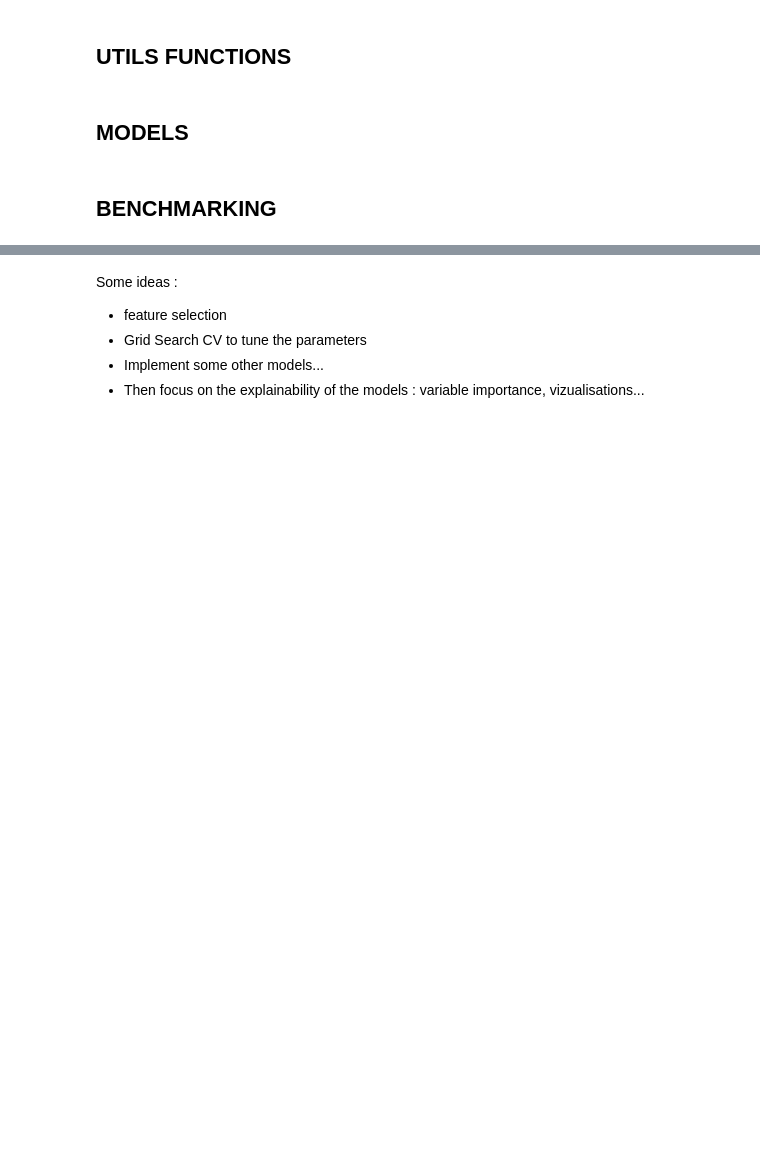
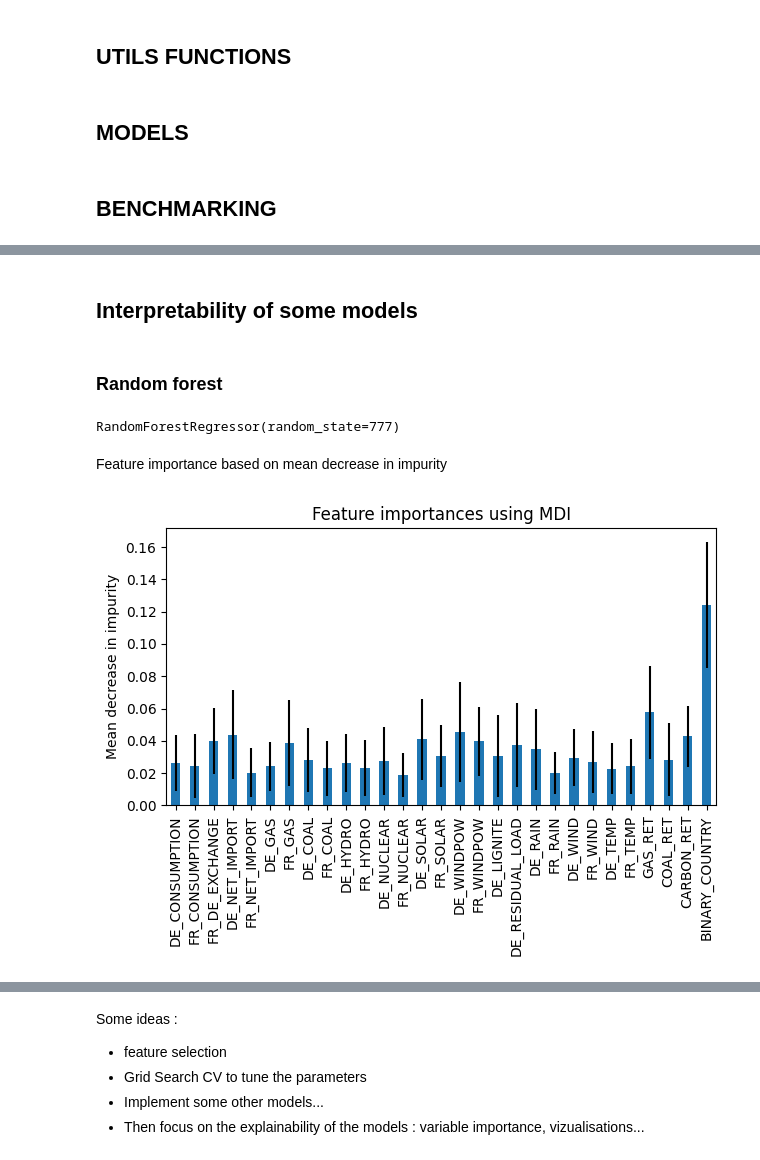
Before and after one commit to hugothevenet/EL_project, a Jupyter notebook: notebooks/main_notebook.ipynb, the cells around one changed output, grey strips where cells are left out. Cells and saved outputs as stored; diff of their text form; code cells hidden in the pictures; blank space fills up the shorter version.

```diff
--- a/notebooks/main_notebook.ipynb
+++ b/notebooks/main_notebook.ipynb
@@ -278,0 +279,25 @@ results_df
+# %% [markdown]
+## Interpretability of some models
+# %% [markdown]
+### Random forest
+# %%
+
+model = RandomForestRegressor(n_estimators= 100, random_state = 777)
+model.fit(X_train_clean, Y_train_clean)
+# %% [output]
+RandomForestRegressor(random_state=777)
+# %% [markdown]
+Feature importance based on mean decrease in impurity
+# %%
+
+importances = model.feature_importances_
+std = np.std([tree.feature_importances_ for tree in model.estimators_], axis=0)
+forest_importances = pd.Series(importances, index=X_train_clean.columns)
+
+fig, ax = plt.subplots()
+forest_importances.plot.bar(yerr=std, ax=ax)
+ax.set_title("Feature importances using MDI")
+ax.set_ylabel("Mean decrease in impurity")
+fig.tight_layout()
+# %% [output]
+[figure, added]
```
Also changed, not shown: parts of 8 cells of this notebook.
